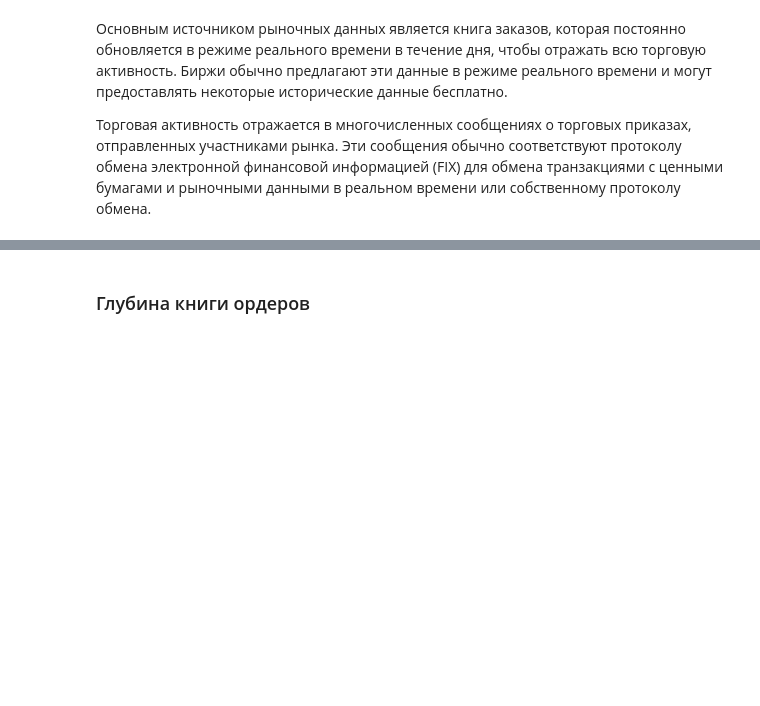
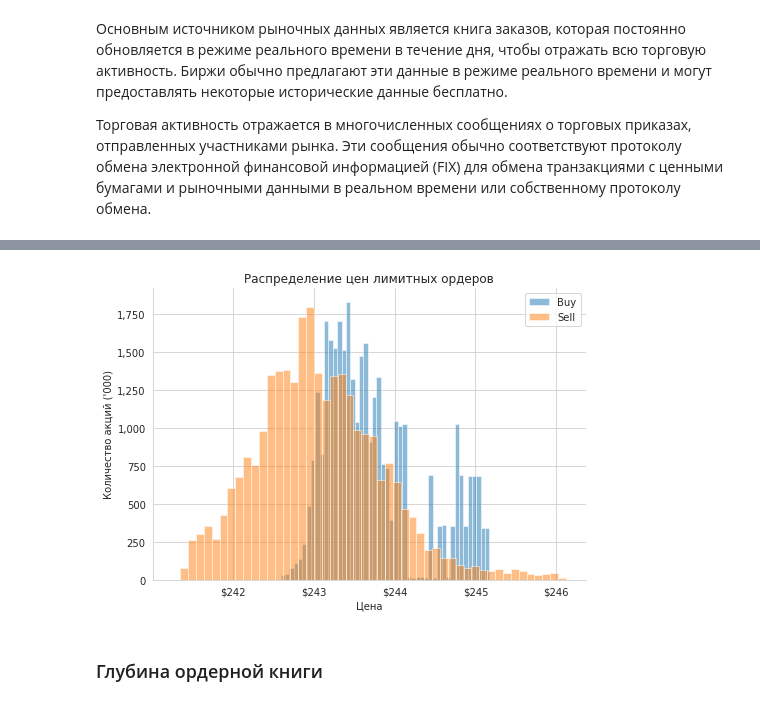
Before and after one commit to KarimEG45/MachineLearningTrading, a Jupyter notebook: 02_market_and_fundamental_data/01_NASDAQ_TotalView-ITCH_Order_Book/my_02_rebuild_nasdaq.ipynb, the cells around one changed output, grey strips where cells are left out. Saved outputs shown, nothing was run; the diff lists cells and outputs as text; code cells hidden in the pictures; blank space fills up the shorter version.

Commit message:
Распределение лимитных ордеров реализовано

```diff
--- a/02_market_and_fundamental_data/01_NASDAQ_TotalView-ITCH_Order_Book/my_02_rebuild_nasdaq.ipynb
+++ b/02_market_and_fundamental_data/01_NASDAQ_TotalView-ITCH_Order_Book/my_02_rebuild_nasdaq.ipynb
@@ -34,21 +34,28 @@ stock = 'AAPL'
 order_dict = {-1: 'sell', 1: 'buy'}
 # %%
 def get_messages(date, stock=stock):
+    """Collect trading messages for given stock"""
     with pd.HDFStore(itch_store) as store:
         stock_locate = store.select('R', where='stock = stock').stock_locate.iloc[0]
         target = 'stock_locate = stock_locate'
 
         data = {}
+        # trading message types
         messages = ['A', 'F', 'E', 'C', 'X', 'D', 'U', 'P', 'Q']
         for m in messages:
             data[m] = store.select(m, where=target).drop('stock_locate', axis=1).assign(type=m)
+
     order_cols = ['order_reference_number', 'buy_sell_indicator', 'shares', 'price']
     orders = pd.concat([data['A'], data['F']], sort=False, ignore_index=True).loc[:, order_cols]
+
     for m in messages[2: -3]:
         data[m] = data[m].merge(orders, how='left')
+
     data['U'] = data['U'].merge(orders, how='left',
-                               right_on='order_reference_number',
-                               left_on='original_order_reference_number')
+                                right_on='order_reference_number',
+                                left_on='original_order_reference_number',
+                                suffixes=['', '_replaced'])
+
     data['Q'].rename(columns={'cross_price': 'price'}, inplace=True)
     data['X']['shares'] = data['X']['cancelled_shares']
     data['X'] = data['X'].dropna(subset=['price'])
@@ -97,7 +123,7 @@ def get_trades(m):
                         m.loc[m.type == 'C', cols + ['execution_price']].rename(columns=trade_dict),
                         m.loc[m.type == 'P', ['timestamp', 'price', 'shares']],
                         m.loc[m.type == 'Q', ['timestamp', 'price', 'shares']].assign(cross=1),
-                        ], sort=False).dropna(sunset=['price']).fillna(0)
+                        ], sort=False).dropna(subset=['price']).fillna(0)
     return trades.set_index('timestamp').sort_index().astype(int)
 # %%
 trades = get_trades(messages)
@@ -192,27 +285,29 @@ pd.concat([buy.price.describe(percentiles=percentiles).to_frame('buy'),
 # %%
 buy = buy[buy.price > buy.price.quantile(.01)]
-sell = sell[sell.price > sell.price.quantile(.01)]
+sell = sell[sell.price < sell.price.quantile(.99)]
 # %%
 market_open = '0930'
 market_close = '1600'
 # %%
-fig, ax = plt.subplot(figsize=(7, 5))
+fig, ax = plt.subplots(figsize=(7, 5))
 hist_kws = {'linewidth': 1, 'alpha': .5}
 sns.distplot(buy[buy.price.between(240, 250)].set_index('timestamp').between_time(market_open, market_close).price,
             ax=ax, label='Buy', kde=False, hist_kws=hist_kws)
 sns.distplot(sell[sell.price.between(240, 250)].set_index('timestamp').between_time(market_open, market_close).price,
             ax=ax, label='Sell', kde=False, hist_kws=hist_kws)
 
 ax.legend(fontsize=10)
 ax.set_title('Распределение цен лимитных ордеров')
 ax.set_yticklabels([f'{int(y/1000):,}' for y in ax.get_yticks().tolist()])
 ax.set_xticklabels([f'${int(x):,}' for x in ax.get_xticks().tolist()])
 ax.set_xlabel('Цена')
 ax.set_ylabel('Количество акций (\'000)')
 sns.despine()
 fig.tight_layout();
+# %% [output]
+[figure, added]
 # %% [markdown]
-### Глубина книги ордеров
+### Глубина ордерной книги
 # %%
 utc_offset = timedelta(hours=4)
 depth = 100
```
Also changed, not shown: parts of 12 cells of this notebook, 2 other files.
